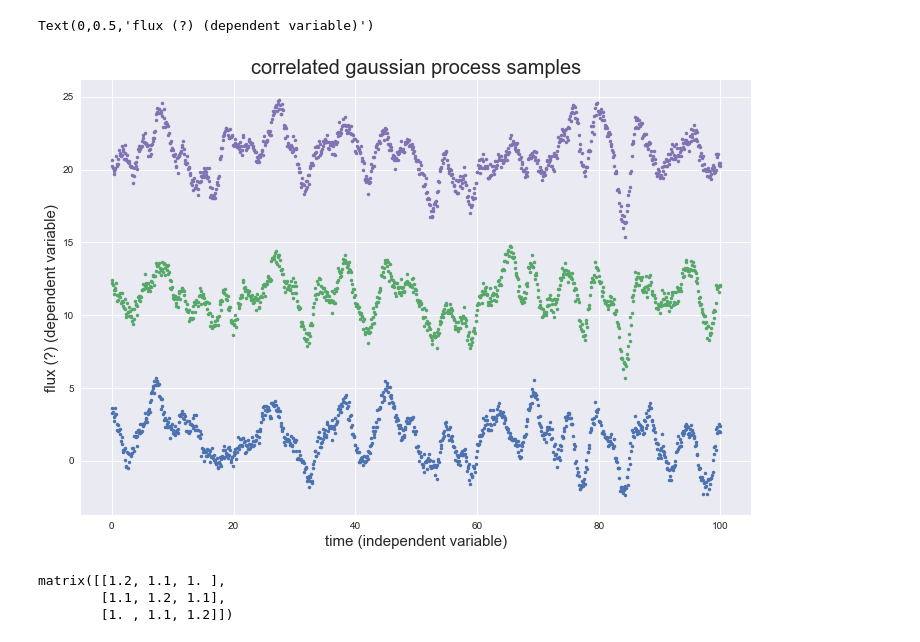
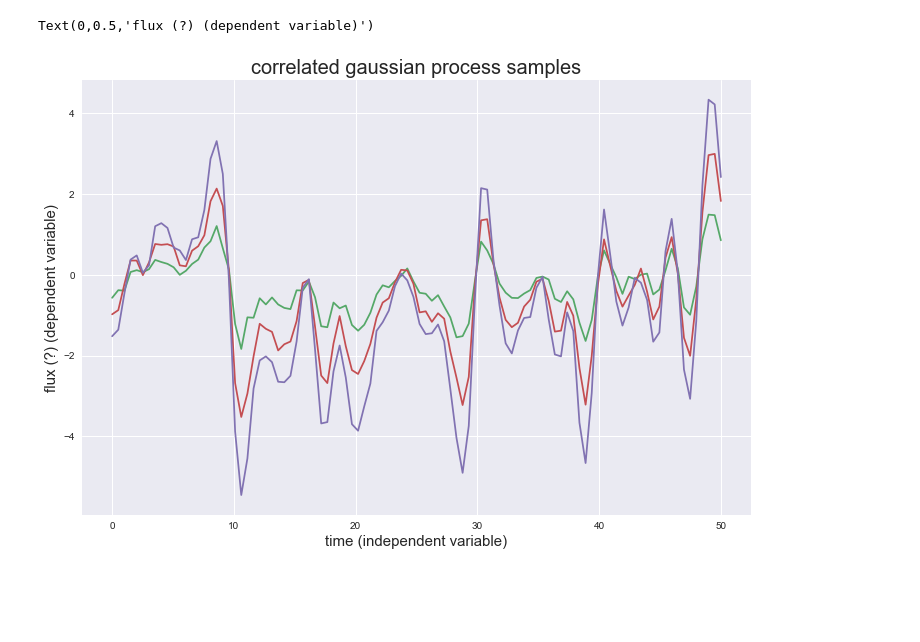
Before and after one commit to tagordon/gp2d, a Jupyter notebook: Playing with GPs.ipynb, the cells around one changed output. Cells and saved outputs as stored; diff of their text form; code cells hidden in the pictures; blank space fills up the shorter version.

```diff
--- a/Playing with GPs.ipynb
+++ b/Playing with GPs.ipynb
@@ -57,13 +57,16 @@ class gp:
 
     # generate the covariance matrix in the 2d case. subcov is the covariance matrix for the second dimension.
     def _make_covariance_matrix_2d(self, x, subcov):
+        wn = 0.01
         n = len(x)
         sigma = block_matrix(n, n, len(subcov), len(subcov))
         for i in range(n):
             for j in range(i+1):
-                sigma.set_element(i, j, subcov*self.kernel(x[i]-x[j]))
-                if i is not j:
-                    sigma.set_element(j, i, subcov.T*self.kernel(x[i]-x[j]))
+                if i is j:
+                    sigma.set_element(i, j, subcov*self.kernel(x[i]-x[j]) + np.diag(wn*np.ones(len(subcov))))
+                else:
+                    sigma.set_element(i, j, subcov*self.kernel(x[i]-x[j]))
+                    sigma.set_element(j, i, subcov*self.kernel(x[i]-x[j]))
         return sigma.matrix
 
     # sample the gaussian process in 1 or 2 dimensions.
@@ -116,39 +119,40 @@ class kernel:
         return k
 # %%
 # define the kernel function
-k = kernel.exp_sq_kernel(1, 1, wn=0.05)
+k = kernel.exp_sq_kernel(1, 1, wn=1e-12)
 # initialize the gaussian process with kernel function k and mean of 1
-g = gp(k, 1)
+g = gp(k, 0)
 
 # times to sample at
-t = np.linspace(0, 100, 1000)
+t = np.linspace(0, 50, 100)
 
 # off-diagonal correlation in second dimension. If exp sq kernel, 1.5=sigma^2, 1.2 = sigma^2*np.exp(-d/2), etc. where
 # d is the distance between the time series in wavelength space.
-sig = 2
-c1 = 1.5
-c2 = 1
+c1 = 1 # autocorrelation
+c2 = 2 # correlation between f1 and f2, as well as f2 and f3
+c3 = 3 # correlation between f1 and f3
 # on-diagonal correlation in second dimension
 # Note: c must be greater than sigma for the correlation matrix to be positive definite (which it needs to be).
 
 # sample the GP
-x1, x2, x3 = g.sample(t, two_d=True, subcov=np.matrix([[sig, c1, c2],[c1, sig, c1], [c2, c1, sig]]))
+#x1, x2, x3 = g.sample(t, two_d=True, subcov=np.matrix([[sig, c1, c2],[c1, sig, c1], [c2, c1, sig]]))
+x1, x2, x3 = g.sample(t, two_d=True, subcov=np.matrix([[c1*c1, c1*c2, c1*c3],[c2*c1, c2*c2, c2*c3], [c3*c1, c3*c2, c3*c3]]))
 # %%
 # plot the samples
 fig = pl.figure(figsize=(12, 8))
 
-# odd elements are one function and even elements the other.
-#x1 = x[::2]
-#x2 = x[1::2]
+#pl.plot(t, x1, '-', alpha=1, color=palette[0])
+#pl.plot(t, x2, '-', alpha=1, color=palette[1])
+#pl.plot(t, x2/2, '-')
+#pl.plot(t, x3 + 20, '.', alpha=1, color=palette[2])
+#pl.plot(t, x1 - 10, '-', alpha=1, color=palette[0])
+pl.plot(t, x1, '-', alpha=1, color=palette[1])
+pl.plot(t, x2, '-', alpha=1, color=palette[2])
+pl.plot(t, x3, '-', alpha=1, color=palette[3])
 
-#pl.plot(t, x2 + 10, '-')
-#pl.plot(t, x1, '-')
-pl.plot(t, x1, '.', alpha=1, color=palette[0])
-pl.plot(t, x2 + 10, '.', alpha=1, color=palette[1])
-pl.plot(t, x3 + 20, '.', alpha=1, color=palette[3])
 pl.title('correlated gaussian process samples', size=20)
 pl.xlabel('time (independent variable)', size=15)
 pl.ylabel('flux (?) (dependent variable)', size=15)
 # %% [output]
 Text(0,0.5,'flux (?) (dependent variable)')
-[figure, old version]
+[figure, new version]
@@ -160,6 +158,0 @@ a = np.matrix([[sig, c1, c2],[c1, sig, c1], [c2, c1, sig]])
-# %%
-a
-# %% [output]
-matrix([[1.2, 1.1, 1. ],
-        [1.1, 1.2, 1.1],
-        [1. , 1.1, 1.2]])
```
Also changed, not shown: parts of 2 cells of this notebook.
